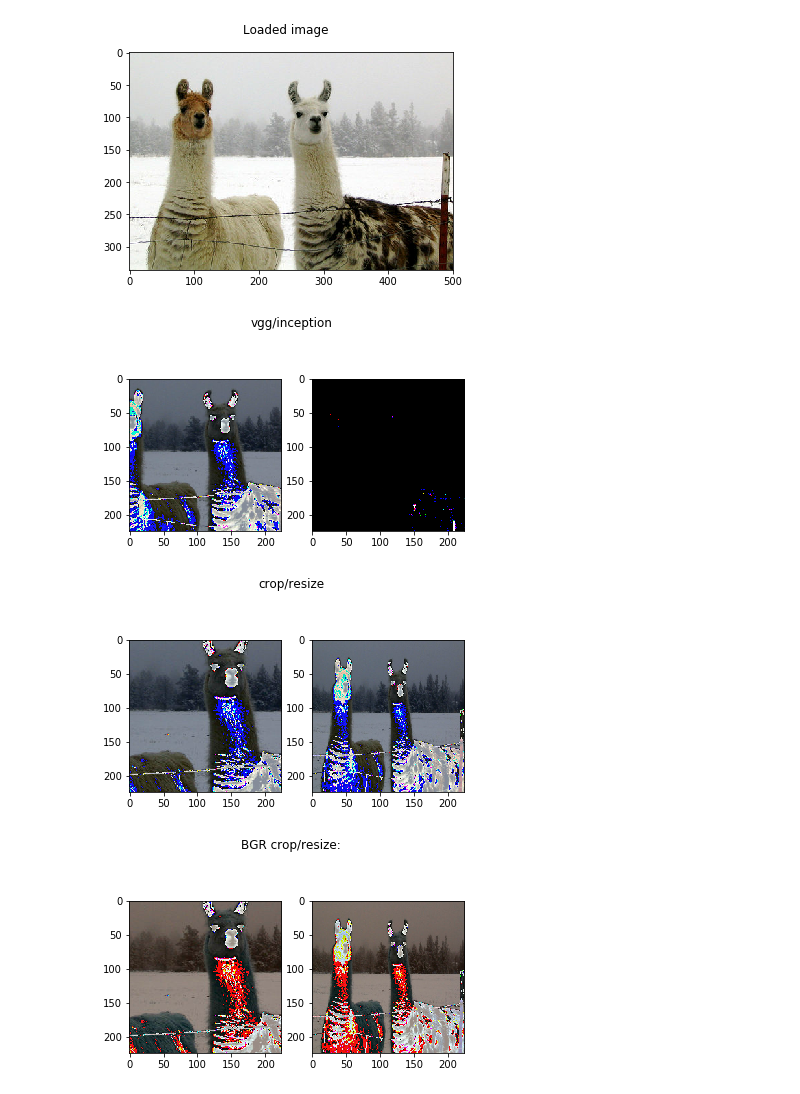
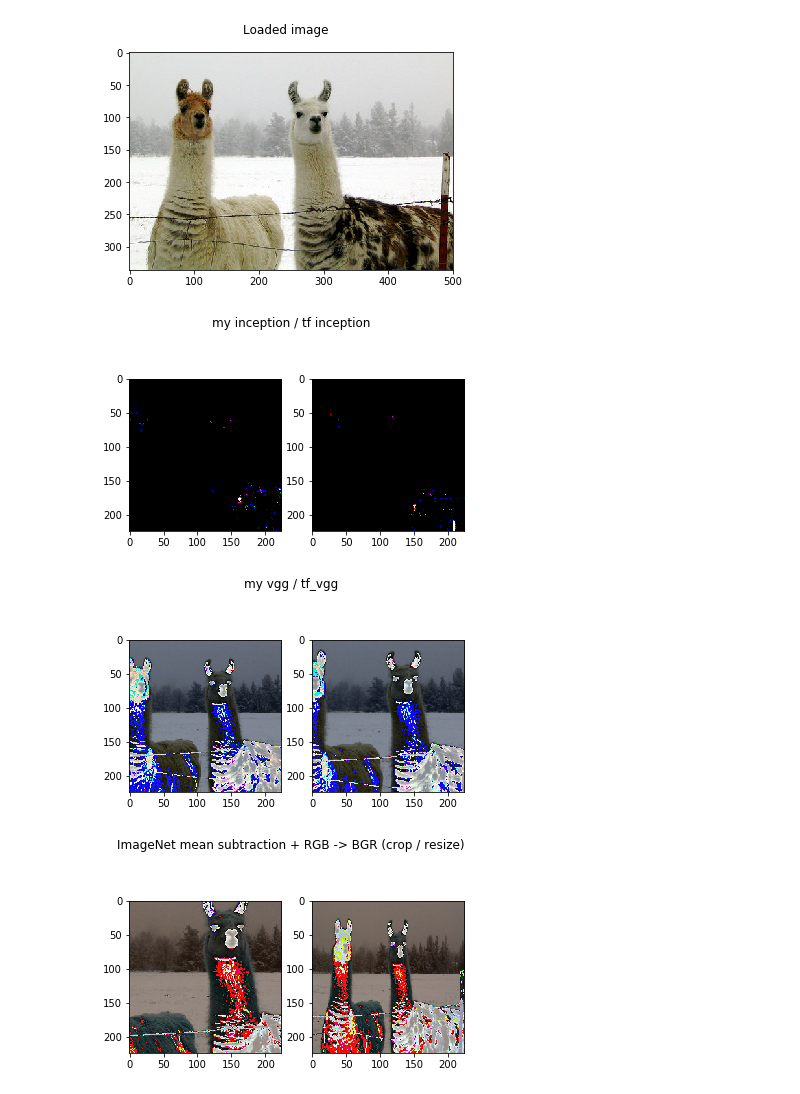
Before and after one commit to pjaehrling/finetuneAlexVGG, a Jupyter notebook: prepocessing.ipynb, the cells around one changed output. Drawn from its saved outputs; the diff is of its cells as text; code cells hidden in the pictures.

```diff
--- a/prepocessing.ipynb
+++ b/prepocessing.ipynb
@@ -23,43 +50,54 @@ inception = inception_prep.preprocess_image(img_decoded, img_size, img_size)
 # %%
 with tf.Session() as sess:
     img = sess.run(img_decoded)
-    bgg_crop = sess.run(bgr_crop)
-    bgr_resize = sess.run(bgr_resize)
-    crop = sess.run(crop)
-    resize = sess.run(resize)
-    vgg = sess.run(vgg)
-    inception = sess.run(inception)
+
+    # c = sess.run(img_crop)
+    # r = sess.run(img_resize)
+    # rc = sess.run(img_resize_crop)
+
+    # in_c = sess.run(img_in_crop)
+    # in_r = sess.run(img_in_resize)
+    in_rc = sess.run(img_in_resize_crop)
+
+    in_bgr_c = sess.run(img_in_bgr_crop)
+    in_bgr_r = sess.run(img_in_bgr_resize)
+    # in_bgr_rc = sess.run(img_in_bgr_resize_crop)
+
+    tf_v = sess.run(img_tf_vgg)
+    tf_i = sess.run(img_tf_inception)
+
+    i = sess.run(img_inception)
 # %%
     plt.figure()
     plt.imshow(img.astype(np.uint8))
     plt.suptitle("Loaded image")
     plt.show()
 
     plt.figure()
-    plt.suptitle("vgg/inception")
+    plt.suptitle("my inception / tf inception")
     plt.subplot(121)
-    plt.imshow(vgg.astype(np.uint8))
+    plt.imshow(i.astype(np.uint8))
     plt.subplot(122)
-    plt.imshow(inception.astype(np.uint8))
+    plt.imshow(tf_i.astype(np.uint8))
     plt.show()
 
     plt.figure()
-    plt.suptitle("crop/resize")
+    plt.suptitle("my vgg / tf_vgg")
     plt.subplot(121)
-    plt.imshow(crop.astype(np.uint8))
+    plt.imshow(in_rc.astype(np.uint8))
     plt.subplot(122)
-    plt.imshow(resize.astype(np.uint8))
+    plt.imshow(tf_v.astype(np.uint8))
     plt.show()
 
     plt.figure()
-    plt.suptitle("BGR crop/resize:")
+    plt.suptitle("ImageNet mean subtraction + RGB -> BGR (crop / resize)")
     plt.subplot(121)
-    plt.imshow(brg_crop.astype(np.uint8))
+    plt.imshow(in_bgr_c.astype(np.uint8))
     plt.subplot(122)
-    plt.imshow(bgr_resize.astype(np.uint8))
+    plt.imshow(in_bgr_r.astype(np.uint8))
     plt.show()
 # %% [output]
 [figure]
-[figure, old version]
+[figure, new version]
-[figure, old version]
+[figure, new version]
-[figure, old version]
+[figure, new version]
```
Also changed, not shown: parts of 3 cells of this notebook, 27 other files.
